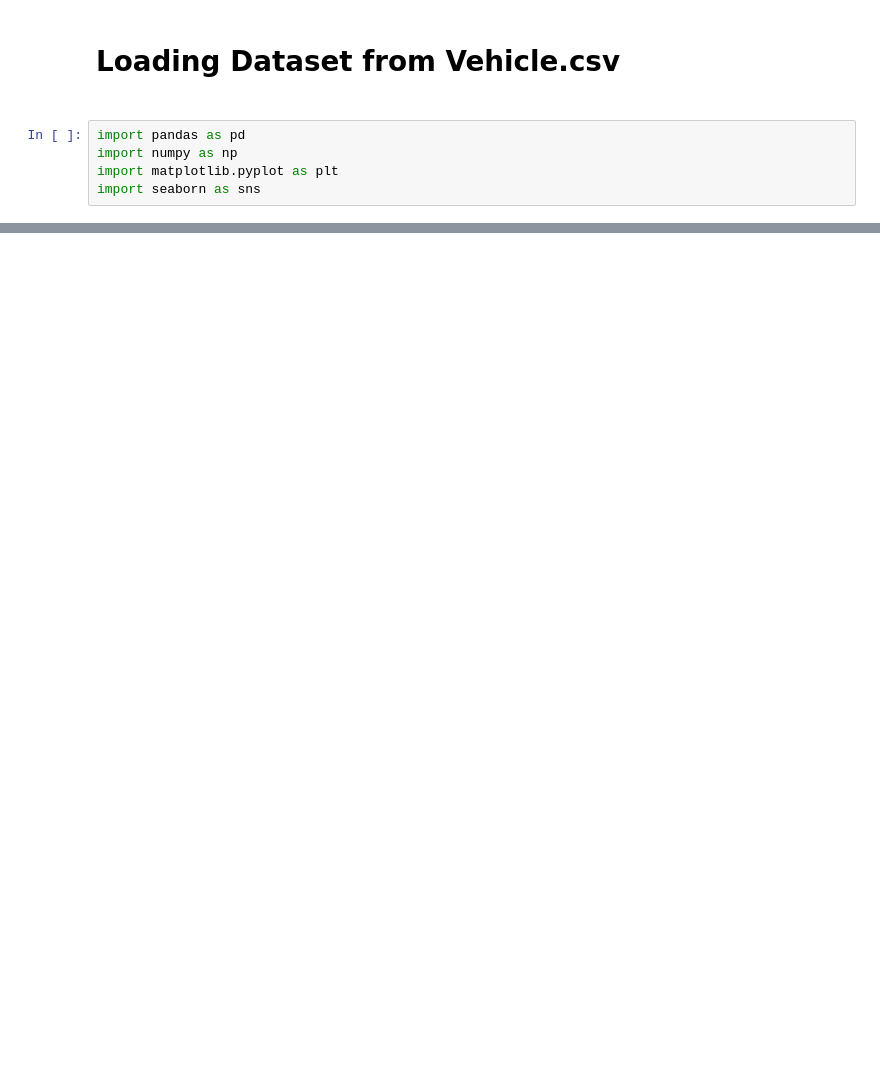
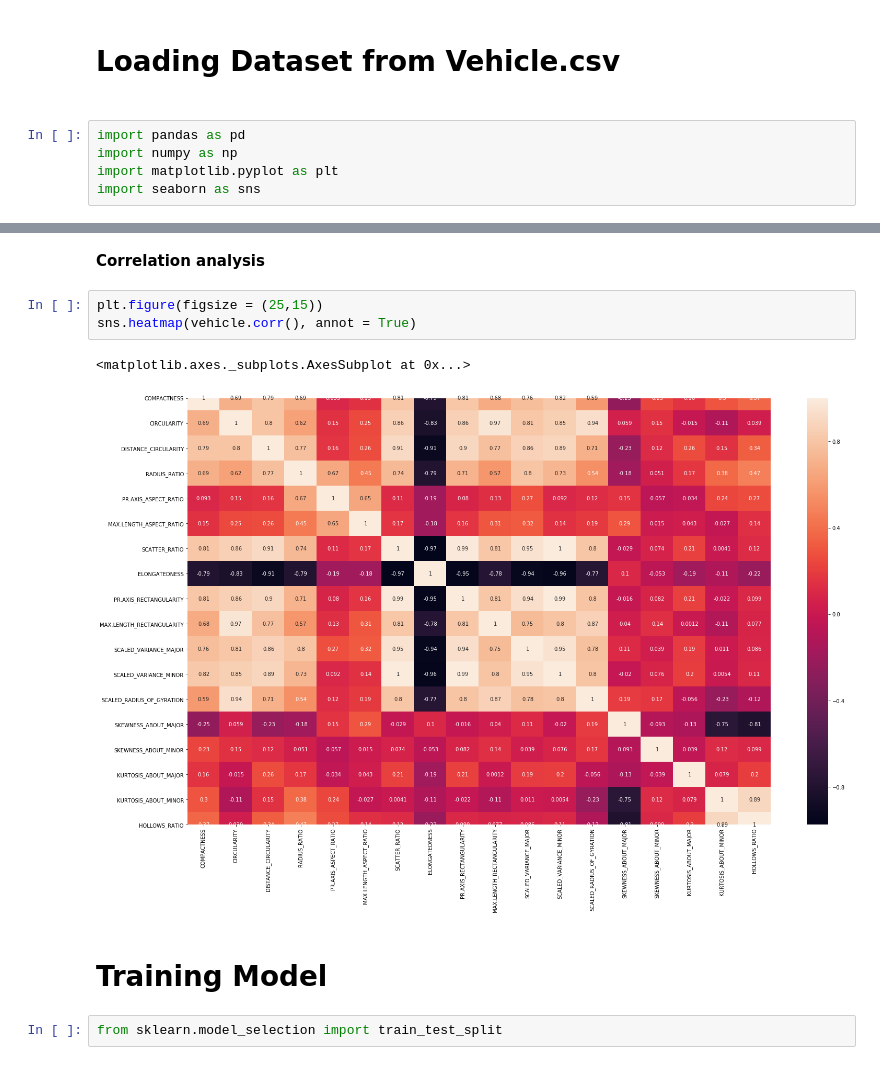
Before and after one commit to mozilla/PRESC, a Jupyter notebook: dev/shiza16/train and test model-checkpoint.ipynb, the cells around one changed output, grey strips where cells are left out. Cells and saved outputs as stored; diff of their text form; blank space fills up the shorter version.

```diff
--- a/dev/shiza16/train and test model-checkpoint.ipynb
+++ b/dev/shiza16/train and test model-checkpoint.ipynb
@@ -11,0 +64,12 @@ FileNotFoundError: [Errno 2] File b'vehicles.csv' does not exist: b'vehicles.csv
+# %% [markdown]
+<b> Correlation analysis </b>
+# %%
+plt.figure(figsize = (25,15))
+sns.heatmap(vehicle.corr(), annot = True)
+# %% [output]
+<matplotlib.axes._subplots.AxesSubplot at 0x...>
+[figure, added]
+# %% [markdown]
+<h1>  Training Model   </h1>
+# %%
+from sklearn.model_selection import train_test_split
```
Also changed, not shown: parts of 27 cells of this notebook.
